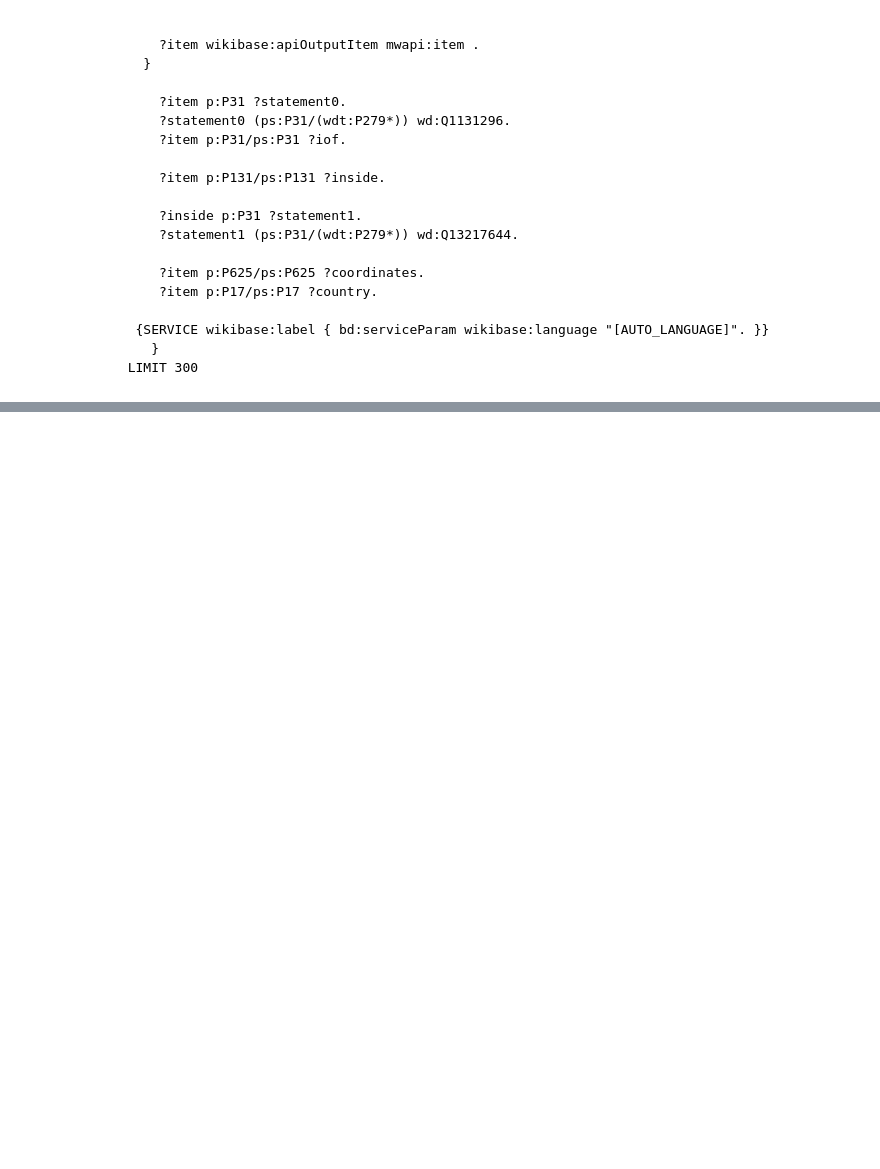
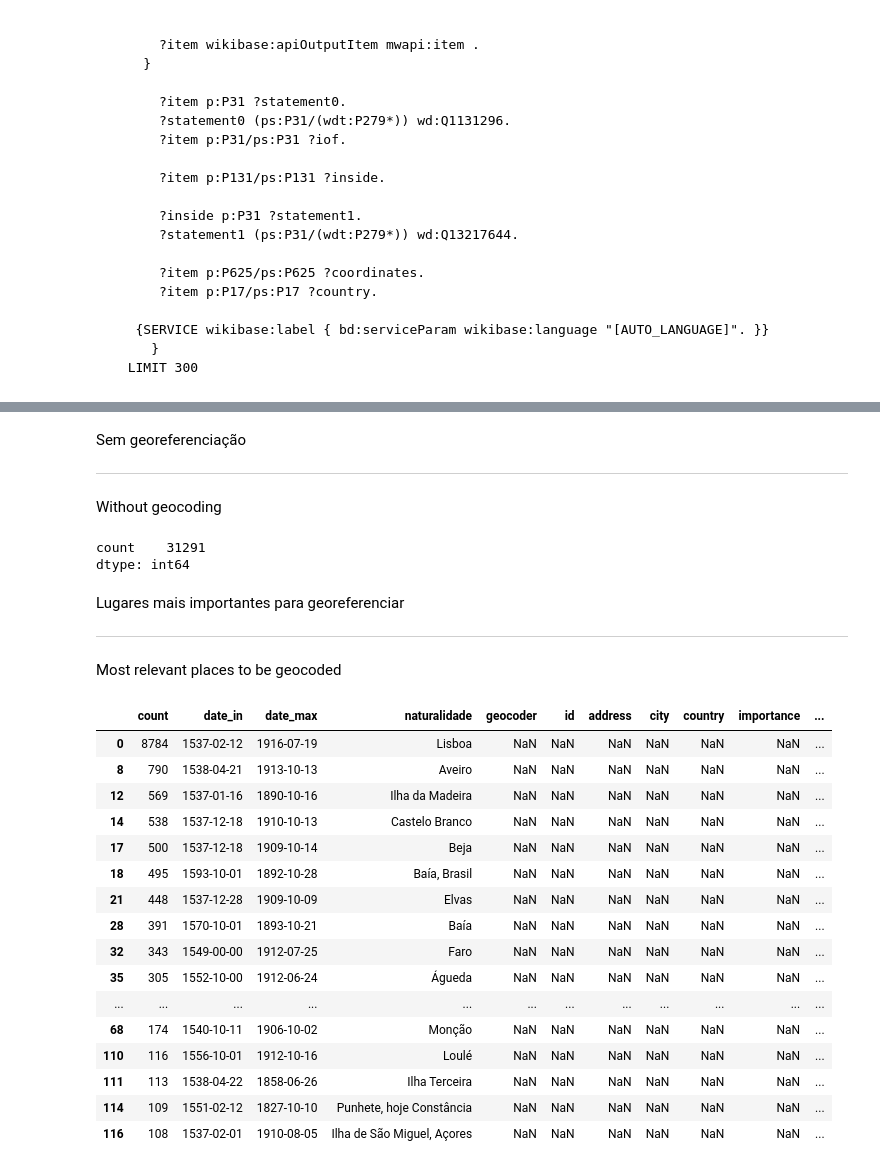
Before and after one commit to joaquimrcarvalho/fauc1537-1919, a Jupyter notebook: notebooks/025-geographic.ipynb, the cells around one changed output, grey strips where cells are left out. Saved outputs shown, nothing was run; the diff lists cells and outputs as text; code cells hidden in the pictures; blank space fills up the shorter version.

```diff
--- a/notebooks/025-geographic.ipynb
+++ b/notebooks/025-geographic.ipynb
@@ -336,24 +351,26 @@ else:
 
 
 not_found_file = '../inferences/places/osm_not_found.csv'
+
 if exists(not_found_file):
     not_found_df = pd.read_csv(not_found_file)
     not_found = list(not_found_df['not_found'])
 else:
     not_found = []
-
+    not_found_df = pd.DataFrame(columns=['not_found'])
 
 geolocator = Nominatim(user_agent="fauc1530-1919", timeout=2)
 # abide to https://operations.osmfoundation.org/policies/nominatim/
-geocode = RateLimiter(geolocator.geocode, min_delay_seconds = 1,  error_wait_seconds=3, return_value_on_exception = None)
+geocode = RateLimiter(geolocator.geocode, min_delay_seconds = 1,  error_wait_seconds=10, return_value_on_exception = None)
 
 cached = set(places_cache['naturalidade'])
-other_countries = ['br','es','it','fr']
-
-
+plp = ['ao','mz','cv','st','mo']
+other_countries = ['es','it','fr']
 
 for place in places:
 
+    if place in ['Lisboa','Aveiro','Ilha da Madeira']:
+        pass  # to debug
     if place in nplace.keys():
         place = nplace[place]
     if place in cached:
@@ -370,20 +387,35 @@ for place in places:
                         namedetails=True, addressdetails=True,
                         country_codes='pt')
 
-    if locations is None:
+    if locations is None:       # if not in Brazil
+        locations = geocode(place,
+                        featuretype='settlement',
+                        exactly_one=False,
+                        namedetails=True, addressdetails=True,
+                        country_codes='br')
+    if locations is None:      #if not in Portuguese speaking countries
+        locations = geocode(place,
+                        featuretype='settlement',
+                        exactly_one=False,
+                        namedetails=True, addressdetails=True,
+                        country_codes=plp)
+    if locations is None:     # if not in other countries
         locations = geocode(place,
                         featuretype='settlement',
                         exactly_one=False,
                         namedetails=True, addressdetails=True,
                         country_codes=other_countries)
 
+
     if locations is None:
+        nf = pd.DataFrame([(place)],columns=['not_found'])
+        not_found_df = pd.concat([not_found_df,nf], axis=0)
         print("Not found:",place)
         not_found = not_found + [place]
+        found = False
     else:
-
+        found = False
         for location in [loc for loc in locations]:
-            found = False
             if location.raw['class'] in ['place', 'boundary']:
                 osm_id = location.raw.get('osm_id','*noif*')
                 address_details = location.raw['address']
@@ -412,7 +444,6 @@ for place in places:
                 osm_importance = location.raw['importance']
                 found = True
                 cache = cache + [(place,'osm',osm_id, osm_address, city_name, country, osm_importance,osm_class,osm_type,lat,long,distance_in_km)]
-
             else:
                 print("Ignoring",location.address,location.raw['class'])
 
@@ -424,7 +455,9 @@ for place in places:
             places_cache = pd.concat([places_cache,cache_df],axis=0)
             print(f"Found: {place} ({cache_df['address'].iloc[0]})")
         else:
+            nf = pd.DataFrame([(place)],columns=['not_found'])
+            not_found_df = pd.concat([not_found_df,nf], axis=0)
+            not_found = not_found + [place]
             print("Not found:",place)
-            not_found_df = pd.concat([not_found_df,[(place,place)]], axis=0)
 # %% [output]
 Not found:
@@ -494,0 +506,5 @@ not_found_pd.head()
+# %%
+# Merge located places with naturalidade stats
+naturalidades['naturalidade'] = naturalidades.index.values
+naturalidade_geocoded = naturalidades.merge(places_cache,how='left',on='naturalidade')
+naturalidade_geocoded.head(10)
@@ -494,0 +534,37 @@ not_found_pd.head()
+# %% [markdown]
+Sem georeferenciação
+
+---
+
+Without geocoding
+# %%
+naturalidade_geocoded[naturalidade_geocoded['address'].isnull()][['count']].sum()
+# %% [output]
+count    31291
+dtype: int64
+# %% [markdown]
+Lugares mais importantes para georeferenciar
+
+---
+
+Most relevant places to be geocoded
+# %%
+naturalidade_geocoded[naturalidade_geocoded['address'].isnull()].sort_values('count',ascending=False).head(20)
+# %% [output]
+|  | count | date_in | date_max | naturalidade | geocoder | id | address | city | country | importance | ... |
+| 0 | 8784 | 1537-02-12 | 1916-07-19 | Lisboa | NaN | NaN | NaN | NaN | NaN | NaN | ... |
+| 8 | 790 | 1538-04-21 | 1913-10-13 | Aveiro | NaN | NaN | NaN | NaN | NaN | NaN | ... |
+| 12 | 569 | 1537-01-16 | 1890-10-16 | Ilha da Madeira | NaN | NaN | NaN | NaN | NaN | NaN | ... |
+| 14 | 538 | 1537-12-18 | 1910-10-13 | Castelo Branco | NaN | NaN | NaN | NaN | NaN | NaN | ... |
+| 17 | 500 | 1537-12-18 | 1909-10-14 | Beja | NaN | NaN | NaN | NaN | NaN | NaN | ... |
+| 18 | 495 | 1593-10-01 | 1892-10-28 | Baía, Brasil | NaN | NaN | NaN | NaN | NaN | NaN | ... |
+| 21 | 448 | 1537-12-28 | 1909-10-09 | Elvas | NaN | NaN | NaN | NaN | NaN | NaN | ... |
+| 28 | 391 | 1570-10-01 | 1893-10-21 | Baía | NaN | NaN | NaN | NaN | NaN | NaN | ... |
+| 32 | 343 | 1549-00-00 | 1912-07-25 | Faro | NaN | NaN | NaN | NaN | NaN | NaN | ... |
+| 35 | 305 | 1552-10-00 | 1912-06-24 | Águeda | NaN | NaN | NaN | NaN | NaN | NaN | ... |
+| ... | ... | ... | ... | ... | ... | ... | ... | ... | ... | ... | ... |
+| 68 | 174 | 1540-10-11 | 1906-10-02 | Monção | NaN | NaN | NaN | NaN | NaN | NaN | ... |
+| 110 | 116 | 1556-10-01 | 1912-10-16 | Loulé | NaN | NaN | NaN | NaN | NaN | NaN | ... |
+| 111 | 113 | 1538-04-22 | 1858-06-26 | Ilha Terceira | NaN | NaN | NaN | NaN | NaN | NaN | ... |
+| 114 | 109 | 1551-02-12 | 1827-10-10 | Punhete, hoje Constância | NaN | NaN | NaN | NaN | NaN | NaN | ... |
+| 116 | 108 | 1537-02-01 | 1910-08-05 | Ilha de São Miguel, Açores | NaN | NaN | NaN | NaN | NaN | NaN | ... |
```
Also changed, not shown: parts of 15 cells of this notebook, 1 other file.
